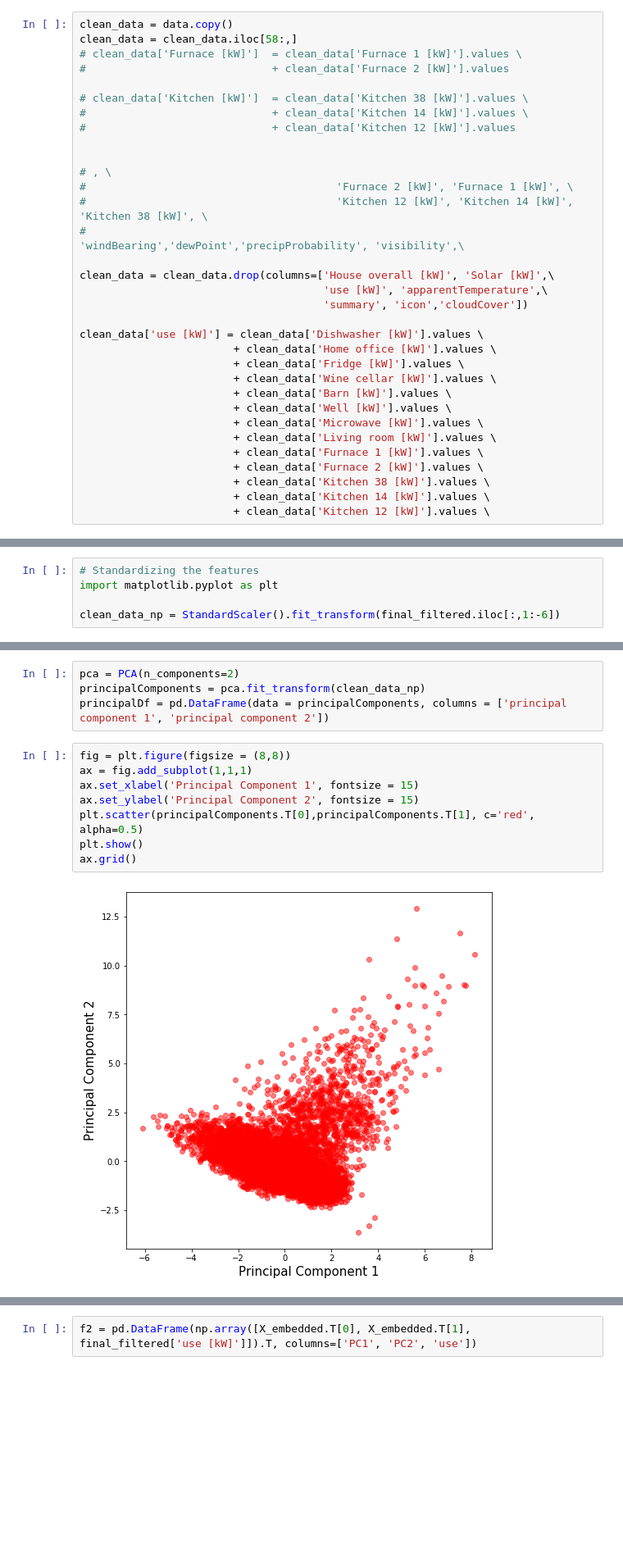
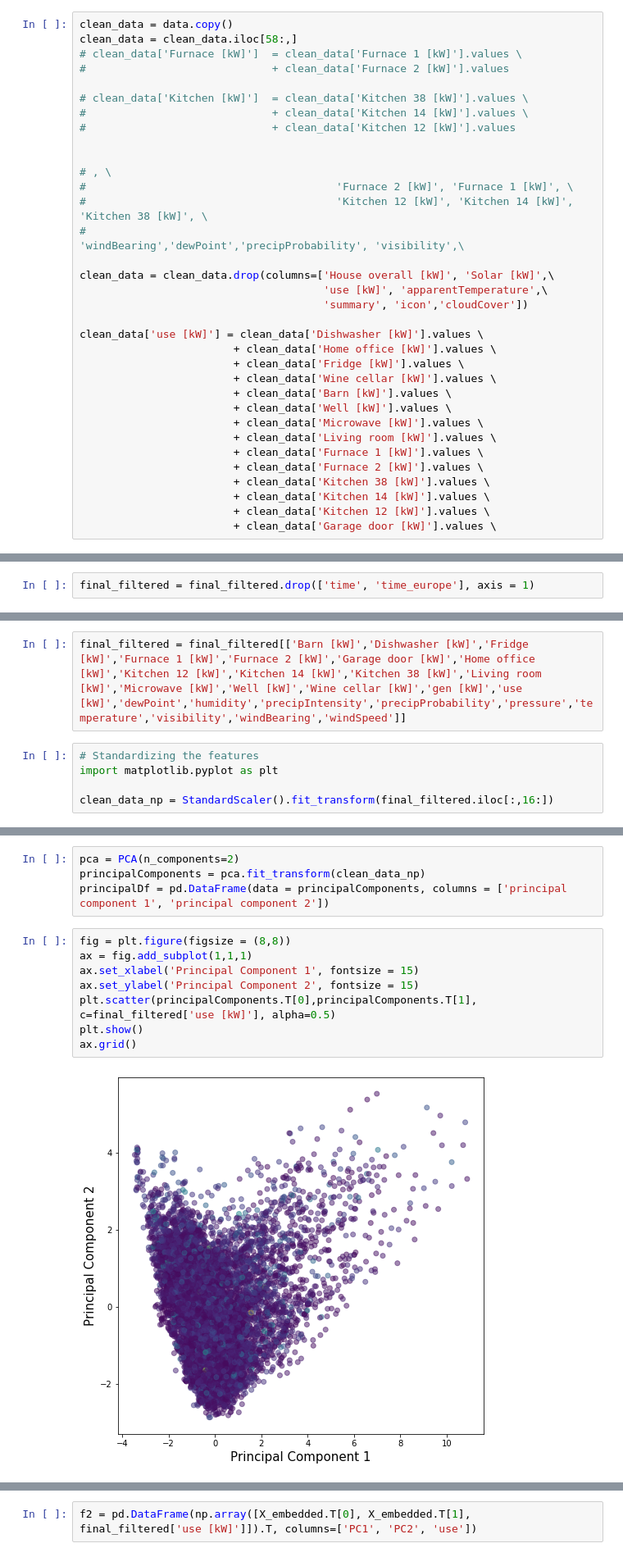
Before and after one commit to fabiomontello/va-IOT-project, a Jupyter notebook: Data_preprocessing.ipynb, the cells around one changed output, grey strips where cells are left out. Shown: that part at 82% size. Drawn from its saved outputs; the diff is of its cells as text; blank space fills up the shorter version.

```diff
--- a/Data_preprocessing.ipynb
+++ b/Data_preprocessing.ipynb
@@ -329,6 +326,7 @@ clean_data['use [kW]'] = clean_data['Dishwasher [kW]'].values \
                         + clean_data['Kitchen 38 [kW]'].values \
                         + clean_data['Kitchen 14 [kW]'].values \
                         + clean_data['Kitchen 12 [kW]'].values \
+                        + clean_data['Garage door [kW]'].values \
 # %%
 cols = clean_data.columns.tolist()
 cols = [cols[0]] + cols[-3:] + cols[1:-3]
@@ -477,3 +483,5 @@ clean_data.iloc[:,11:16]
 | 503908 | 0.012817 | 0.000517 | 0.000117 | 0.000017 | 0.032183 |
 | 503909 | 0.012833 | 0.000517 | 0.000117 | 0.000017 | 0.032167 |
 503852 rows × 5 columns
+# %%
+final_filtered = final_filtered.drop(['time', 'time_europe'], axis = 1)
@@ -480,8 +504,10 @@ clean_data.iloc[:,11:16]
+# %%
+final_filtered = final_filtered[['Barn [kW]','Dishwasher [kW]','Fridge [kW]','Furnace 1 [kW]','Furnace 2 [kW]','Garage door [kW]','Home office [kW]','Kitchen 12 [kW]','Kitchen 14 [kW]','Kitchen 38 [kW]','Living room [kW]','Microwave [kW]','Well [kW]','Wine cellar [kW]','gen [kW]','use [kW]','dewPoint','humidity','precipIntensity','precipProbability','pressure','temperature','visibility','windBearing','windSpeed']]
 # %%
 # Standardizing the features
 import matplotlib.pyplot as plt
 
-clean_data_np = StandardScaler().fit_transform(final_filtered.iloc[:,1:-6])
+clean_data_np = StandardScaler().fit_transform(final_filtered.iloc[:,16:])
 # %%
 np.count_nonzero(np.isnan(clean_data_np))
 # %% [output]
@@ -493,13 +519,13 @@ principalDf = pd.DataFrame(data = principalComponents, columns = ['principal com
 # %%
 fig = plt.figure(figsize = (8,8))
 ax = fig.add_subplot(1,1,1)
 ax.set_xlabel('Principal Component 1', fontsize = 15)
 ax.set_ylabel('Principal Component 2', fontsize = 15)
-plt.scatter(principalComponents.T[0],principalComponents.T[1], c='red', alpha=0.5)
+plt.scatter(principalComponents.T[0],principalComponents.T[1], c=final_filtered['use [kW]'], alpha=0.5)
 plt.show()
 ax.grid()
 # %% [output]
-[figure, old version]
+[figure, new version]
 # %%
 clean_data
 # %% [output]
```
Also changed, not shown: parts of 19 cells of this notebook, 4 other files.
